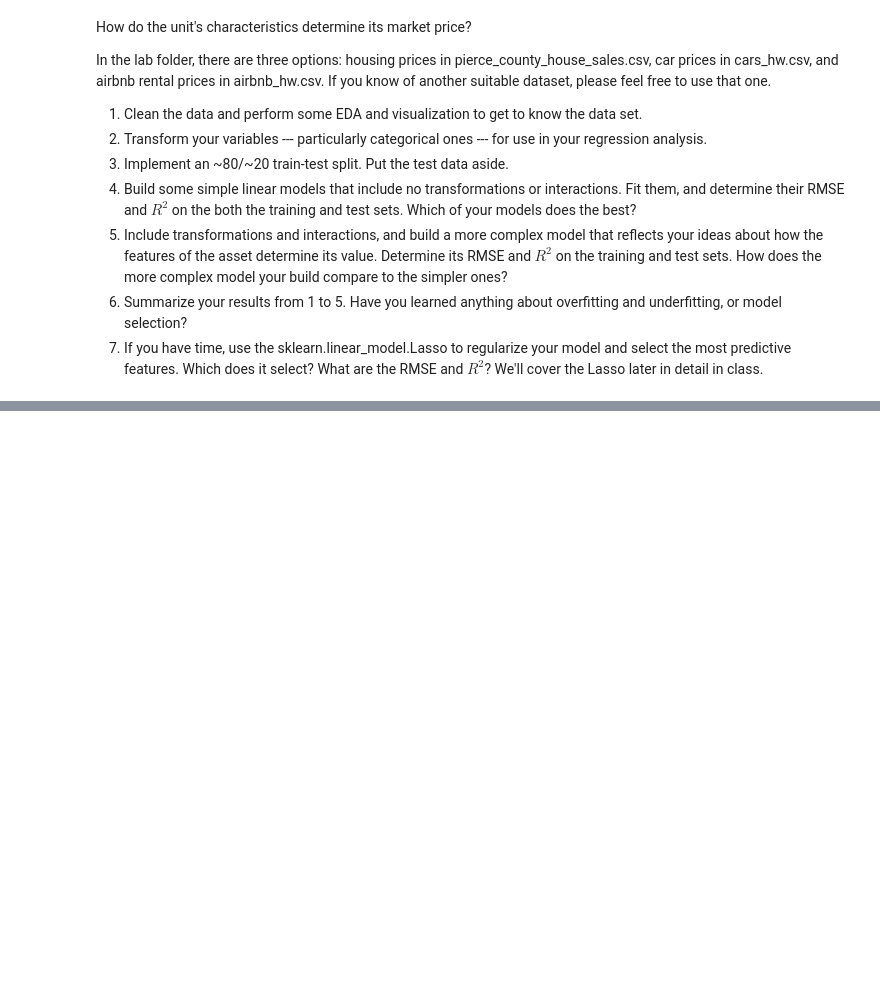
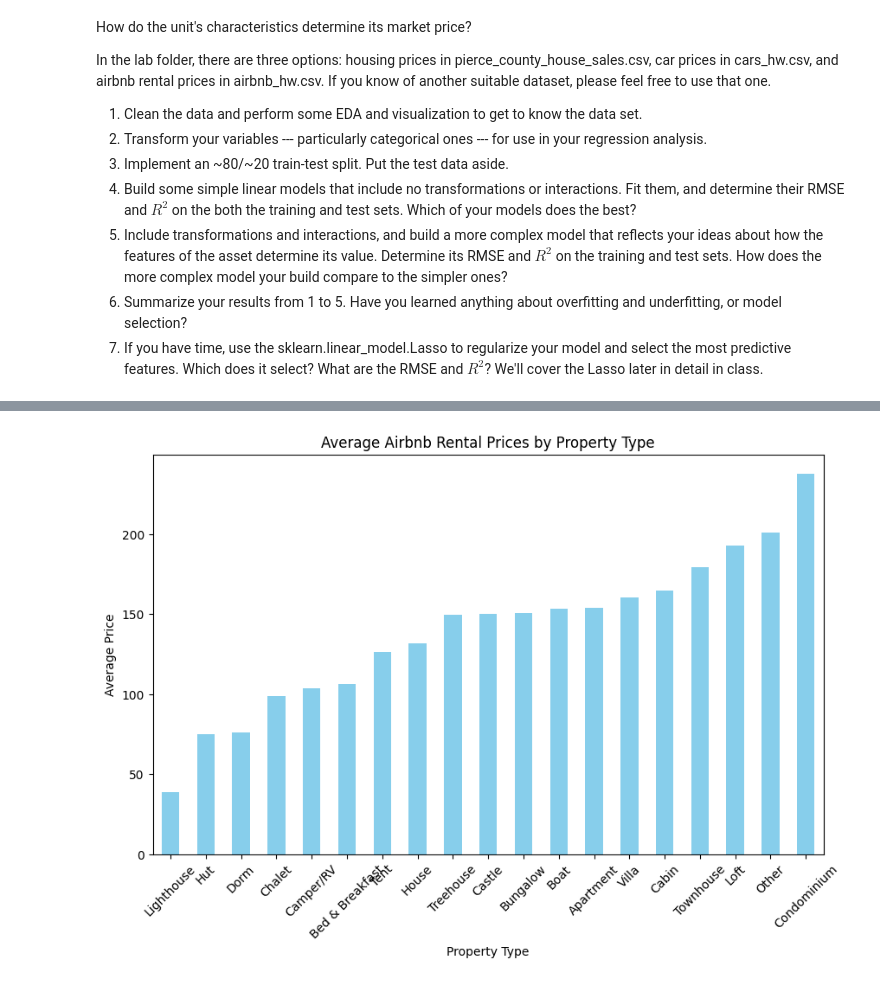
Before and after one commit to taliahtarik/labs, a Jupyter notebook: 04_hedonic_pricing.ipynb, the cells around one changed output, grey strips where cells are left out. Saved outputs shown, nothing was run; the diff lists cells and outputs as text; code cells hidden in the pictures; blank space fills up the shorter version.

```diff
--- a/04_hedonic_pricing.ipynb
+++ b/04_hedonic_pricing.ipynb
@@ -40,0 +50,14 @@ KeyError: "['Neighbourhood'] not in index"
+# %%
+data['Price'] = pd.to_numeric(data['Price'], errors='coerce')
+
+avg_price_per_category = data.groupby('Property Type')['Price'].mean().sort_values()
+
+plt.figure(figsize=(10, 6))
+avg_price_per_category.plot(kind='bar', color='skyblue')
+plt.title('Average Airbnb Rental Prices by Property Type')
+plt.xlabel('Property Type')
+plt.ylabel('Average Price')
+plt.xticks(rotation=45)
+plt.show()
+# %% [output]
+[figure, added]
```
Also changed, not shown: parts of 8 cells of this notebook.
